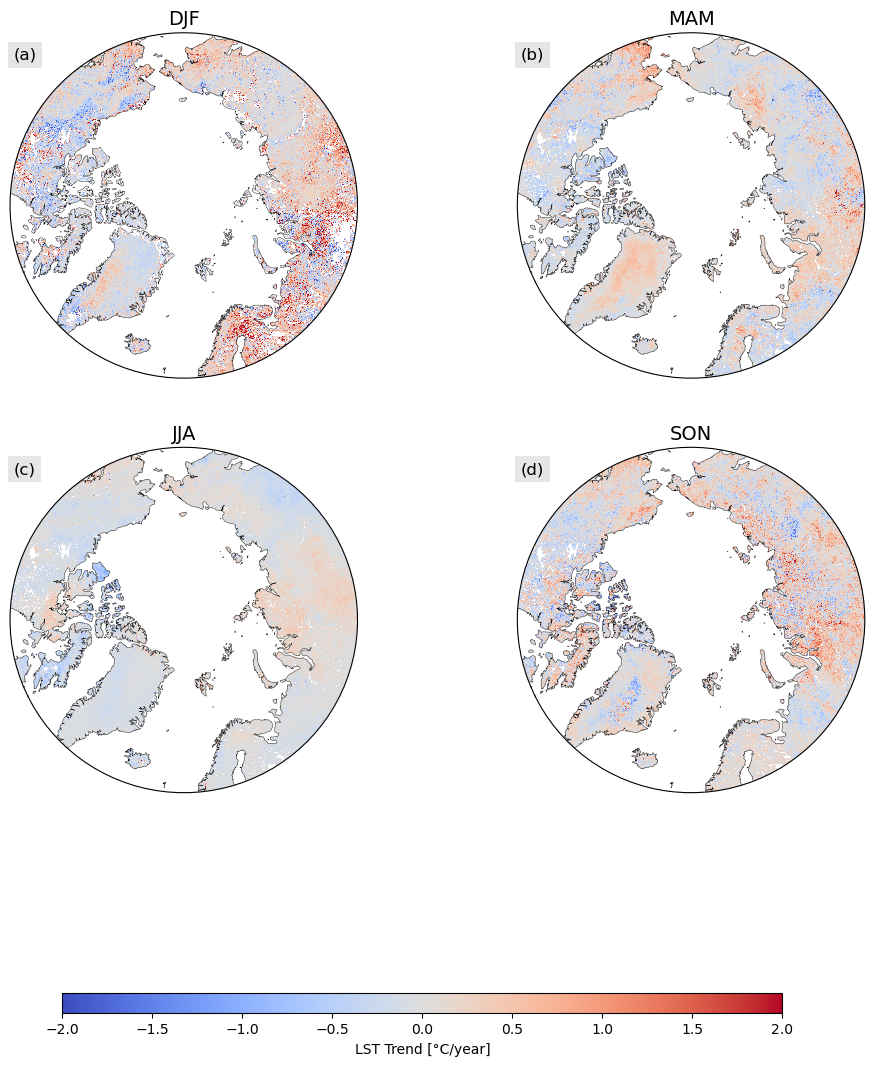
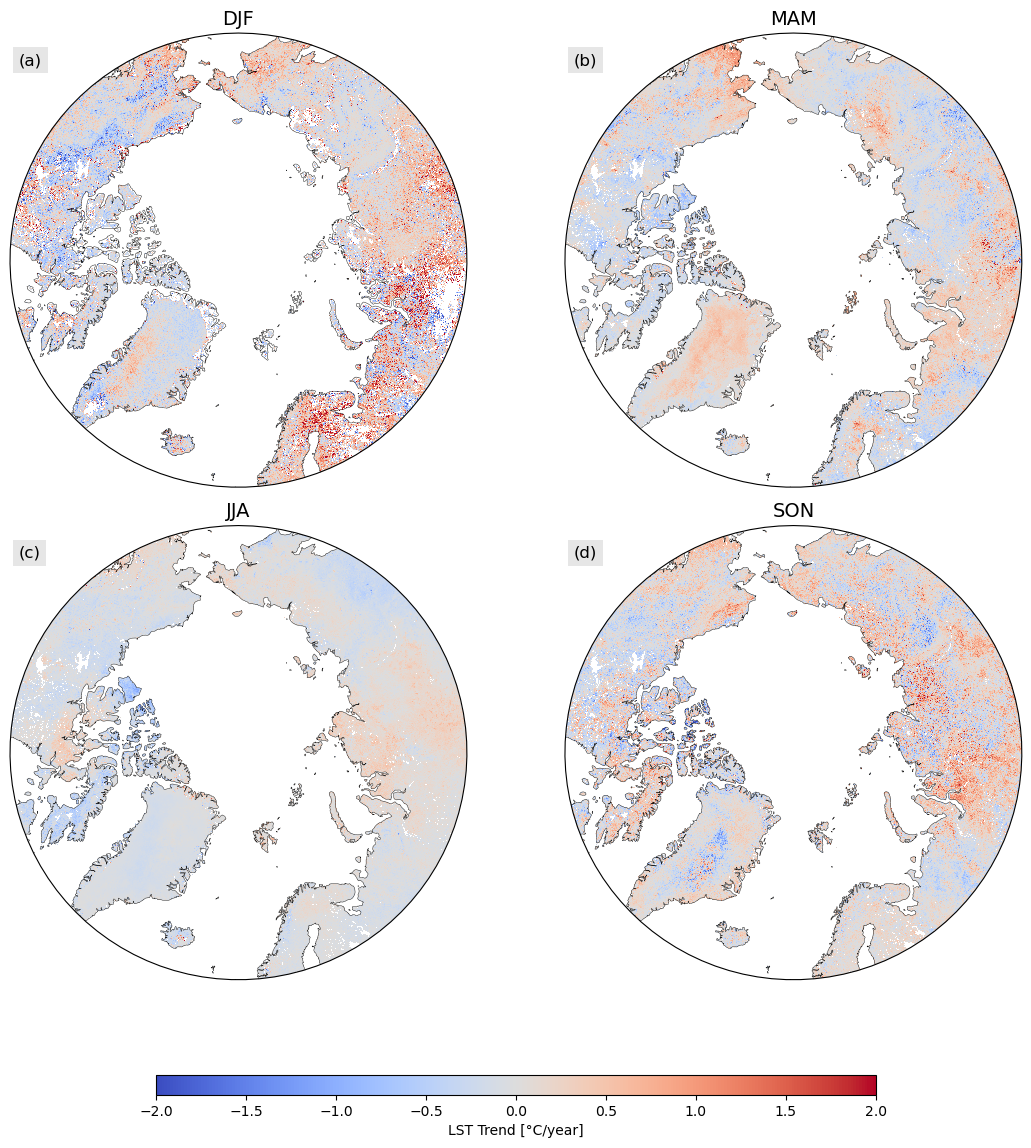
The notebook cell's code change between the first figure and the second:
--- before
+++ after
@@ -83,4 +83,4 @@
 cbar.set_label('LST Trend [°C/year]')
 
-#plt.tight_layout()
+plt.tight_layout()
 plt.savefig('seasonal_trends_day.png', dpi=300)

Commit: summer trends